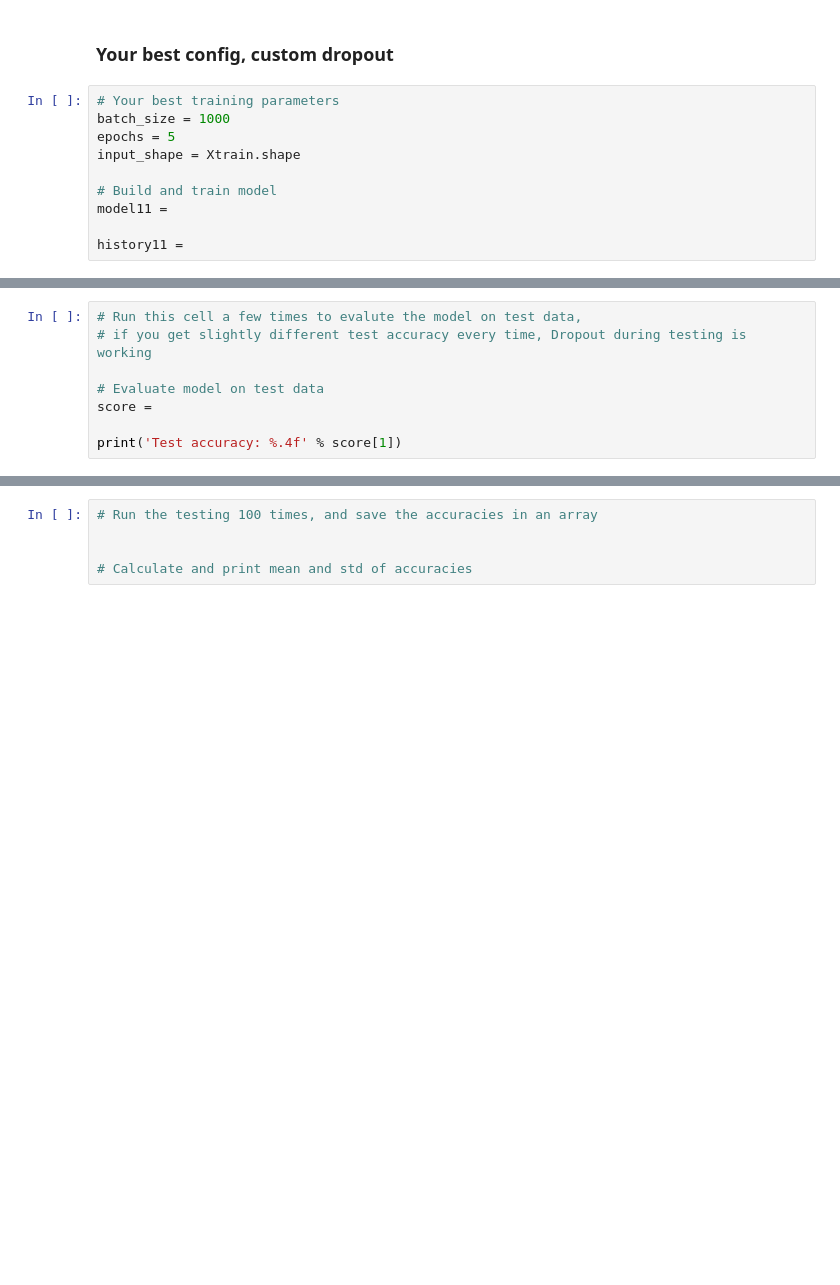
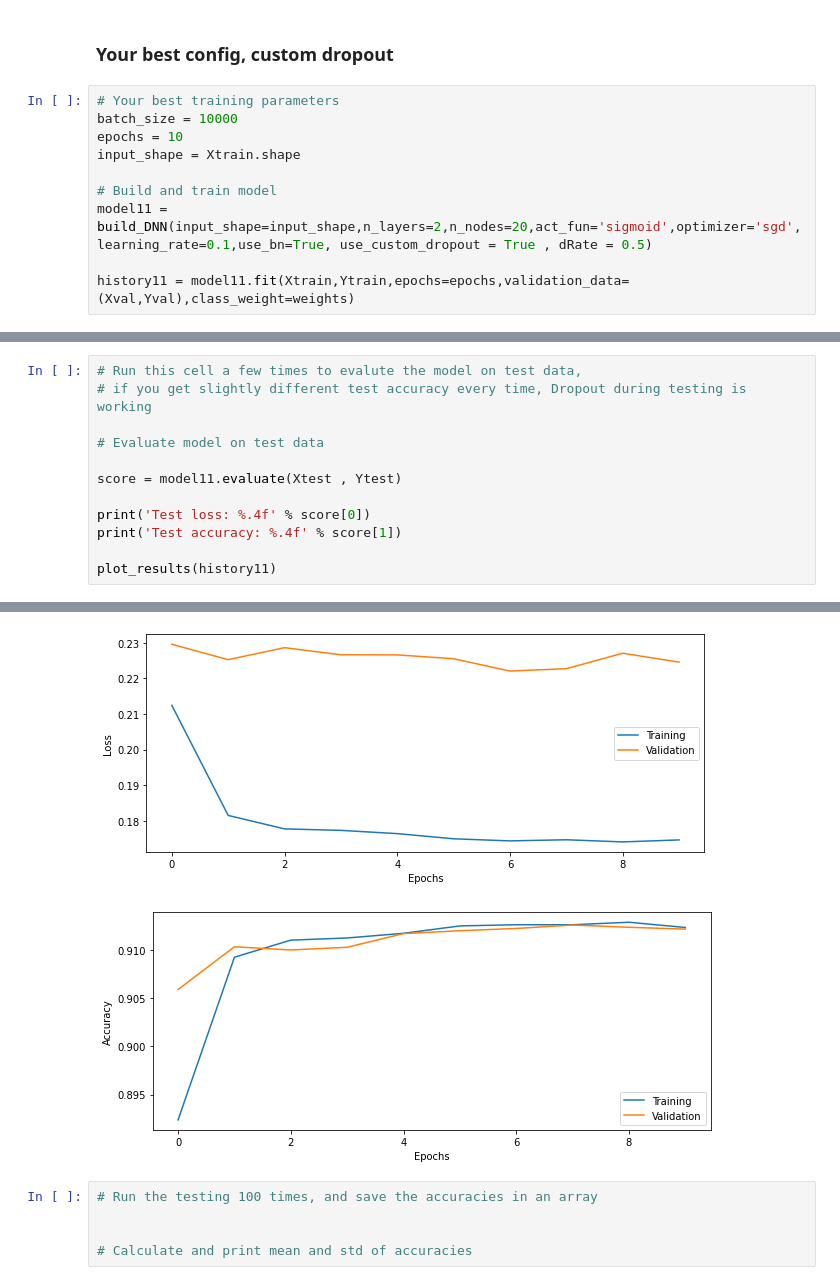
Before and after one commit to amannayak/732A74-Python, a Jupyter notebook: DNN_Lab.ipynb, the cells around one changed output, grey strips where cells are left out. Cells and saved outputs as stored; diff of their text form; blank space fills up the shorter version.

```diff
--- a/DNN_Lab.ipynb
+++ b/DNN_Lab.ipynb
@@ -993,11 +1028,11 @@ class myDropout(keras.layers.Dropout):
 ### Your best config, custom dropout
 # %%
 # Your best training parameters
-batch_size = 1000
-epochs = 5
+batch_size = 10000
+epochs = 10
 input_shape = Xtrain.shape
 
 # Build and train model
-model11 =
+model11 = build_DNN(input_shape=input_shape,n_layers=2,n_nodes=20,act_fun='sigmoid',optimizer='sgd',learning_rate=0.1,use_bn=True, use_custom_dropout = True , dRate = 0.5)
 
-history11 =
+history11 = model11.fit(Xtrain,Ytrain,epochs=epochs,validation_data=(Xval,Yval),class_weight=weights)
@@ -1006,6 +1059,11 @@ history11 =
 # if you get slightly different test accuracy every time, Dropout during testing is working
 
 # Evaluate model on test data
-score =
 
+score = model11.evaluate(Xtest , Ytest)
+
+print('Test loss: %.4f' % score[0])
 print('Test accuracy: %.4f' % score[1])
+
+plot_results(history11)
+# %% [output]
@@ -1012,3 +1073,5 @@ print('Test accuracy: %.4f' % score[1])
+[figure, added]
+[figure, added]
 # %%
 # Run the testing 100 times, and save the accuracies in an array
 
```
Also changed, not shown: parts of 11 cells of this notebook.
